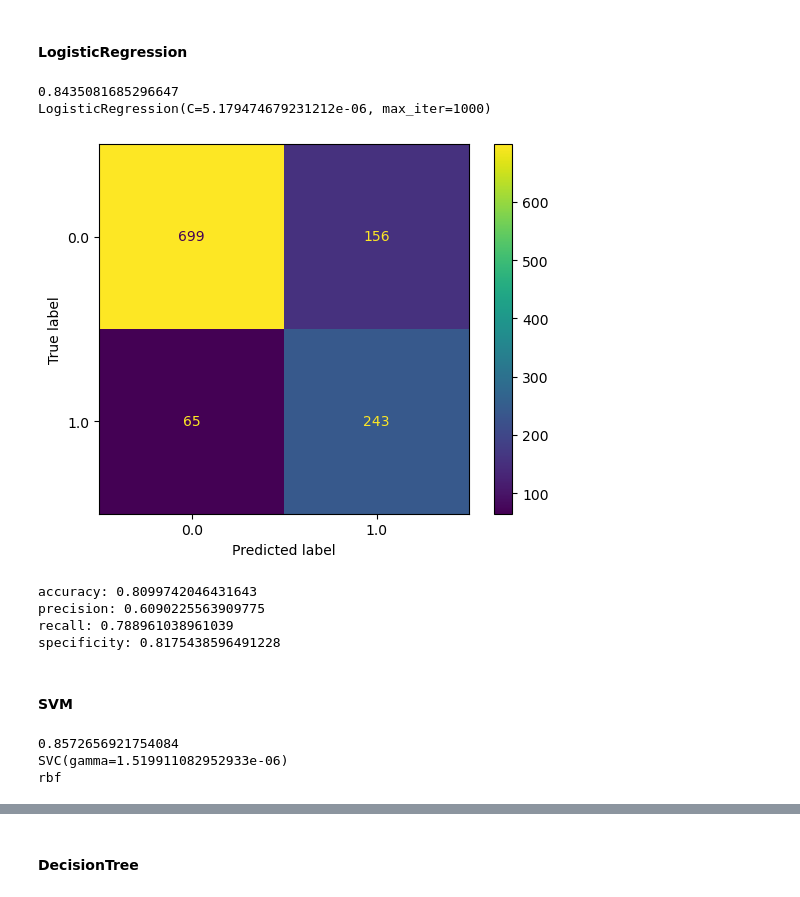
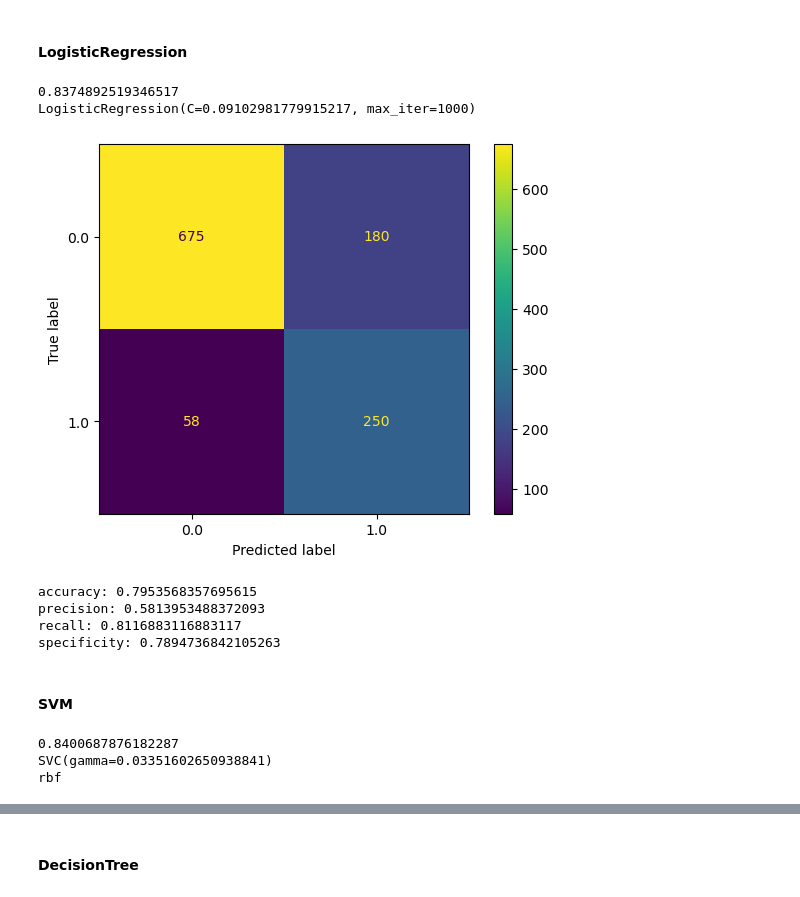
Before and after one commit to sgirem463/ML-AI-Comparing-Classifiers, a Jupyter notebook: prompt_III.ipynb, the cells around one changed output, grey strips where cells are left out. Saved outputs shown, nothing was run; the diff lists cells and outputs as text; code cells hidden in the pictures.

```diff
--- a/prompt_III.ipynb
+++ b/prompt_III.ipynb
@@ -945 +939,7 @@ pd.DataFrame(data, index = index_labels)
+# %%
+df2 = removeUnknown(df0)
+df21 = df2.drop(columns=['age', 'duration', 'campaign', 'pdays', 'previous']).reset_index(drop=True)
+df2 = pd.concat([df21, pd.DataFrame(poly_transform.fit_transform(df2[['age', 'duration', 'campaign', 'pdays', 'previous']]), columns=poly_transform.get_feature_names_out())], axis=1)
+clms = poly_transform.get_feature_names_out()
+df2[clms] = StandardScaler().fit_transform(df2[clms])
 # %%
@@ -1303,3 +1273,13 @@ df3 = df3.drop(columns = ['month', 'day_of_week', 'job', 'marital', 'education']
+# %%
+df0 = df.copy()
+df0 = df0.drop(columns = ['emp.var.rate', 'cons.price.idx', 'cons.conf.idx',	'euribor3m', 'nr.employed'])
+# %%
+df3 = removeUnknown(df0)
+df3 = df3.drop(columns = ['month', 'day_of_week', 'job', 'marital', 'education'])
+df31 = df3.drop(columns=['age', 'duration', 'campaign', 'pdays', 'previous']).reset_index(drop=True)
+df3 = pd.concat([df31, pd.DataFrame(poly_transform.fit_transform(df3[['age', 'duration', 'campaign', 'pdays', 'previous']]), columns=poly_transform.get_feature_names_out())], axis=1)
+clms = poly_transform.get_feature_names_out()
+df3[clms] = StandardScaler().fit_transform(df3[clms])
 # %%
 df3 = featureEncoding(df3)
 # %%
@@ -1326,7 +1306,7 @@ X3_train, X3_test, y3_train, y3_test = train_test_split(df3, y3, random_state=42
 #### LogisticRegression
 # %%
 param_grid = {
-    'C': np.logspace(-7, -3, 50)
+    'C': np.logspace(-3, 1, 50)
 }
 grid_lgr3 = GridSearchCV(
     estimator=LogisticRegression(max_iter=1000),
@@ -1336,30 +1316,30 @@ grid_lgr3.fit(X3_train, y3_train)
 print(grid_lgr3.score(X3_test, y3_test))
 print(grid_lgr3.best_estimator_)
 # %% [output]
-0.8435081685296647
-LogisticRegression(C=5.179474679231212e-06, max_iter=1000)
+0.8374892519346517
+LogisticRegression(C=0.09102981779915217, max_iter=1000)
 # %%
-lgr3 = LogisticRegression(C=5.179474679231212e-06, max_iter=1000).fit(X3_train, y3_train)
+lgr3 = LogisticRegression(C=0.09102981779915217, max_iter=1000).fit(X3_train, y3_train)
 lgr3_03_preds = custom_predict(lgr3, X3_test, threshold=0.3)
 cm = confusion_matrix(y3_test, lgr3_03_preds)
 plotConfusionMatrix(cm, lgr3)
 # %% [output]
-[figure, old version]
+[figure, new version]
-accuracy: 0.8099742046431643
-precision: 0.6090225563909775
-recall: 0.788961038961039
-specificity: 0.8175438596491228
+accuracy: 0.7953568357695615
+precision: 0.5813953488372093
+recall: 0.8116883116883117
+specificity: 0.7894736842105263
 # %% [markdown]
 #### SVM
 # %%
 params = {'kernel': ['rbf'],
-         'gamma': np.logspace(-8, -4, 100),}
+         'gamma': np.logspace(-4, 1, 100),}
 grid_svc3 = GridSearchCV(SVC(), params).fit(X3_train, y3_train)
 print(grid_svc3.score(X3_test, y3_test))
 print(grid_svc3.best_estimator_)
 print(grid_svc3.best_params_['kernel'])
 # %% [output]
-0.8572656921754084
-SVC(gamma=1.519911082952933e-06)
+0.8400687876182287
+SVC(gamma=0.03351602650938841)
 rbf
 # %%
```
Also changed, not shown: parts of 74 cells of this notebook.
